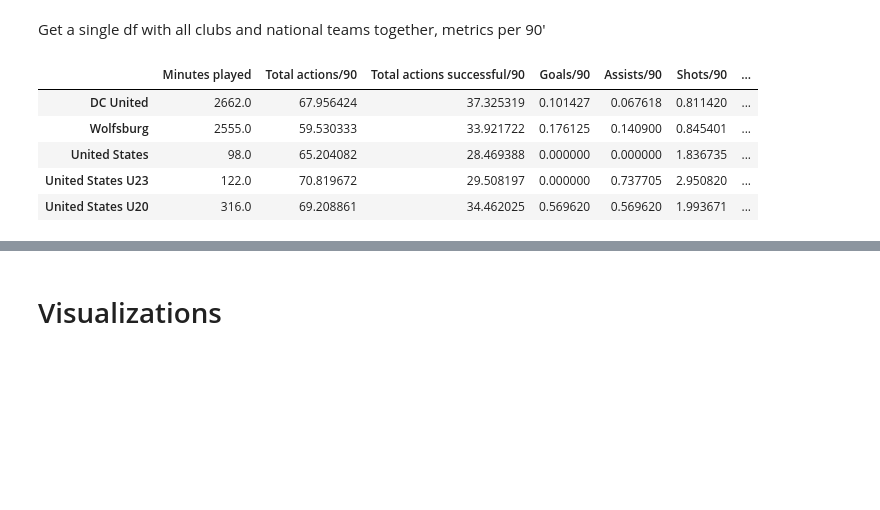
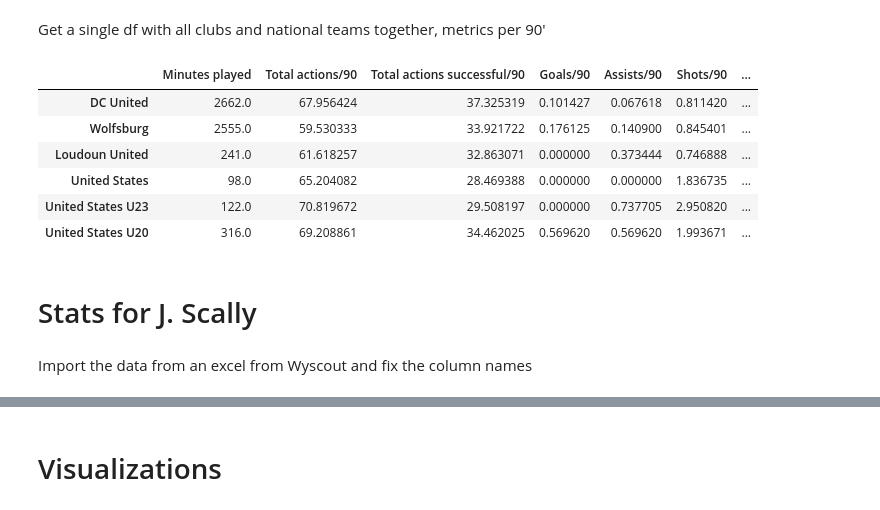
Before and after one commit to Tommy-Las/FootballAnalytics-FinalProject, a Jupyter notebook: code.ipynb, the cells around one changed output, grey strips where cells are left out. Drawn from its saved outputs; the diff is of its cells as text; code cells hidden in the pictures; blank space fills up the shorter version.

```diff
--- a/code.ipynb
+++ b/code.ipynb
@@ -585,29 +585,34 @@ Get a single df with all clubs and national teams together, metrics per 90'
 # %%
 cols = ["Team", 'Minutes played',
        'Total actions', 'Total actions successful', 'Goals', 'Assists',
        'Shots', 'Shots on target', 'xG', 'Passes', 'Passes accurate',
        'Long passes', 'Long passes accurate', 'Crosses', 'Crosses accurate',
        'Dribbles', 'Dribbles successful', 'Duels', 'Duels won',
        'Interceptions', 'Losses', 'Losses own half', 'Recoveries',
        'Recoveries opp. half', 'Yellow card', 'Red card', 'Defensive duels',
        'Defensive duels won', 'Loose ball duels', 'Loose ball duels won',
        'Sliding tackles', 'Sliding tackles successful', 'Clearances', 'Fouls',
        'Yellow cards', 'Red cards', 'Shot assists', 'Offensive duels',
        'Offensive duels won', 'Touches in penalty area', 'Offsides',
        'Progressive runs', 'Fouls suffered', 'Through passes',
        'Through passes accurate', 'xA', 'Second assists',
        'Passes to final third', 'Passes to final third accurate',
        'Passes to penalty area', 'Passes to penalty area accurate',
        'Received passes', 'Forward passes', 'Forward passes accurate',
        'Back passes', 'Back passes accurate']
 
-teams = ["DC United", "Wolfsburg", "Londoun United","United States", "United States U23", "United States U20"]
+teams = ["DC United", "Wolfsburg", "Loudoun United" ,"United States", "United States U23", "United States U20"]
 paredes_teams_df = df_all_teams(paredes_df, teams, cols)
 paredes_teams_df
 # %% [output]
 |  | Minutes played | Total actions/90 | Total actions successful/90 | Goals/90 | Assists/90 | Shots/90 | ... |
 | DC United | 2662.0 | 67.956424 | 37.325319 | 0.101427 | 0.067618 | 0.811420 | ... |
 | Wolfsburg | 2555.0 | 59.530333 | 33.921722 | 0.176125 | 0.140900 | 0.845401 | ... |
+| Loudoun United | 241.0 | 61.618257 | 32.863071 | 0.000000 | 0.373444 | 0.746888 | ... |
 | United States | 98.0 | 65.204082 | 28.469388 | 0.000000 | 0.000000 | 1.836735 | ... |
 | United States U23 | 122.0 | 70.819672 | 29.508197 | 0.000000 | 0.737705 | 2.950820 | ... |
 | United States U20 | 316.0 | 69.208861 | 34.462025 | 0.569620 | 0.569620 | 1.993671 | ... |
+# %% [markdown]
+# Stats for J. Scally
+# %% [markdown]
+Import the data from an excel from Wyscout and fix the column names
```
Also changed, not shown: parts of 9 cells of this notebook.
